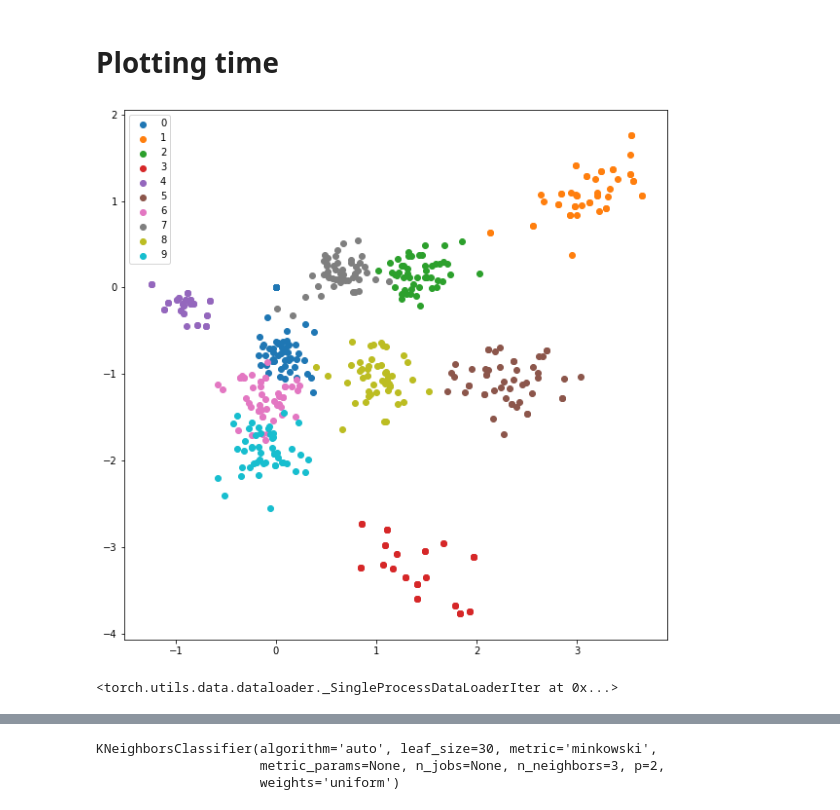
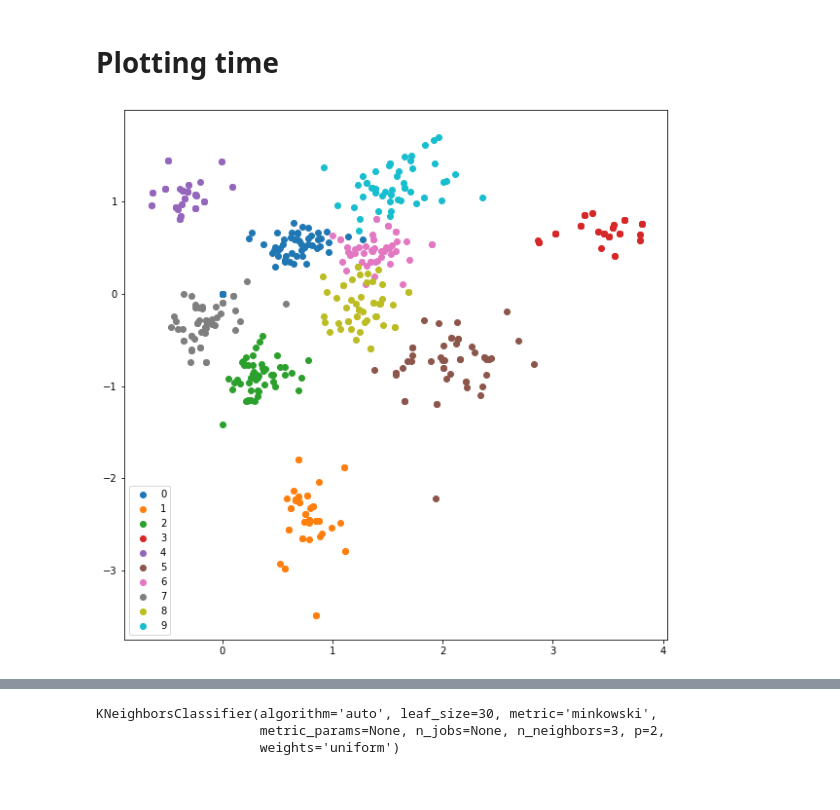
Before and after one commit to reneang17/authorencoder, a Jupyter notebook: notebooks/torchtext.ipynb, the cells around one changed output, grey strips where cells are left out. Cells and saved outputs as stored; diff of their text form; code cells hidden in the pictures.

```diff
--- a/notebooks/torchtext.ipynb
+++ b/notebooks/torchtext.ipynb
@@ -12,6 +12,7 @@ import sys
 sys.path.insert(1, '../src/siamese_triplet')
 
 device = torch.device('cuda' if torch.cuda.is_available() else 'cpu')
+is_cuda = torch.cuda.is_available()
 
 spacy_en = spacy.load('en')
 SEED = 1234
@@ -153,7 +153,7 @@ def extract_embeddings(dataloader, model, emb_dim):
         for poems, target in dataloader:
             poems = poems.squeeze()
             poems_le= len(poems)
-            if cuda:
+            if is_cuda:
                 poems = poems.cuda()
 
             embeddings[k:k+poems_le] = model.get_embedding(poems).data.cpu().numpy()
@@ -223,7 +223,7 @@ from torch.autograd import Variable
 
 from train import fit, simplified_fit
 import numpy as np
-cuda = torch.cuda.is_available()
+#cuda = torch.cuda.is_available()
 
 
 MARGIN = 0.25
@@ -231,9 +231,8 @@ embedding_net = EmbeddingNet()
 
 #embedding_net = CNN_net # Uncomment to comeback to original version
 #MODEL = embedding_net
-MODEL= model
+MODEL= model.to(device)
 
-MODEL = MODEL.to(device)
 loss_fn = OnlineTripletLoss(MARGIN, RandomNegativeTripletSelector(MARGIN))
 LR = 5e-3
 
@@ -243,5 +242,5 @@ n_epochs = 15
 log_interval = 4
 # %%
 simplified_fit(train_Loader, None, MODEL, loss_fn, optimizer,
-    n_epochs, cuda, metrics=[AverageNonzeroTripletsMetric()])
+    n_epochs, is_cuda, metrics=[AverageNonzeroTripletsMetric()])
 # %% [output]
@@ -278,14 +277,10 @@ def plot_embeddings(embeddings, targets, xlim=None, ylim=None,  save_plot= None)
     if save_plot!=None:
         plt.savefig('../media/'+save_plot)
 # %%
-train_embeddings_otl, train_labels_otl = extract_embeddings(training_Loader, MODEL, AUTHOR_DIM)
+train_embeddings_otl, train_labels_otl = extract_embeddings(train_Loader, MODEL, AUTHOR_DIM)
 plot_embeddings(train_embeddings_otl, train_labels_otl, save_plot='training.png')
 # %% [output]
-[figure, old version]
+[figure, new version]
-# %%
-iter(valid_Loader)
-# %% [output]
-<torch.utils.data.dataloader._SingleProcessDataLoaderIter at 0x...>
 # %%
 valid_embeddings_otl, valid_labels_otl = extract_embeddings(valid_Loader, MODEL, AUTHOR_DIM)
 plot_embeddings(valid_embeddings_otl, valid_labels_otl,save_plot='testing.png')
```
Also changed, not shown: parts of 5 cells of this notebook, 5 other files.
